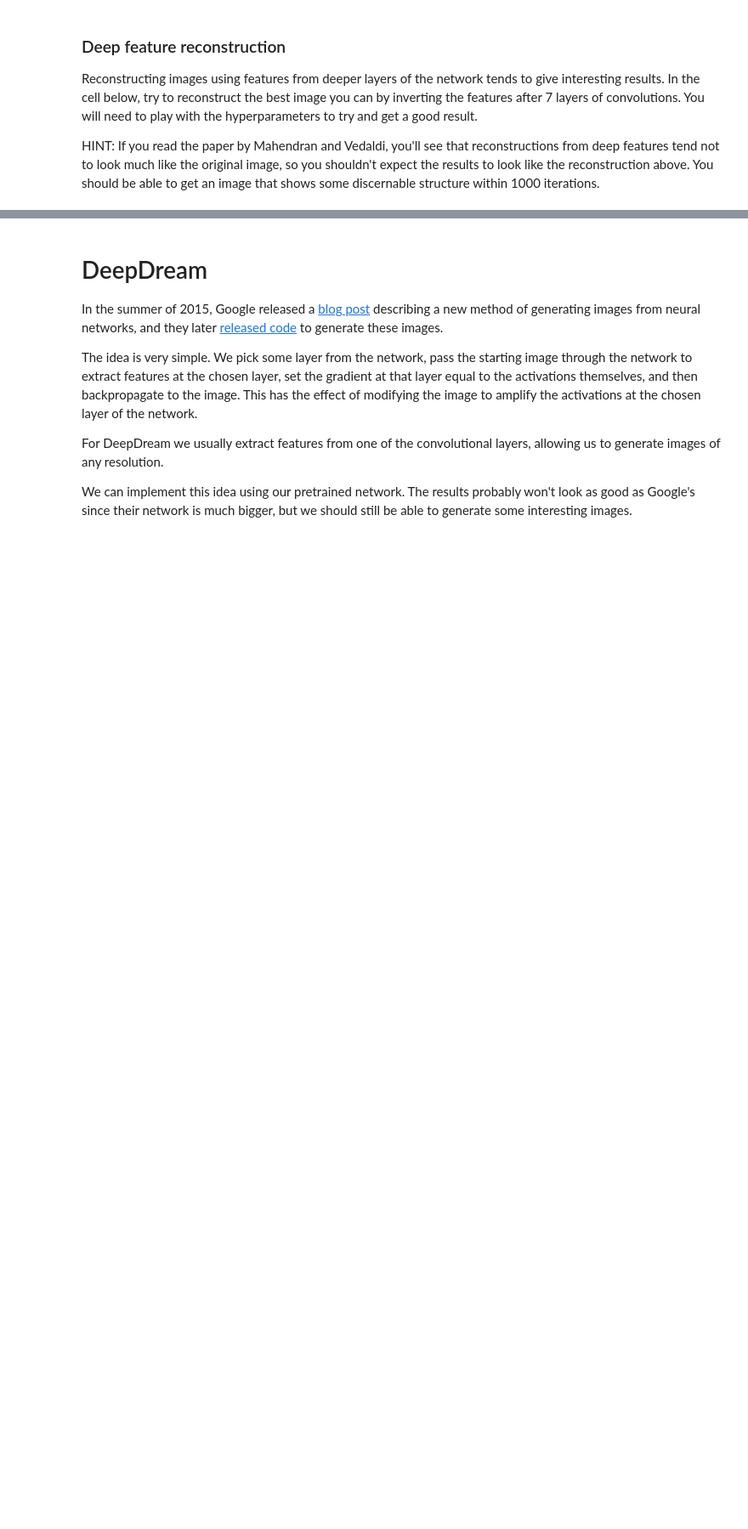
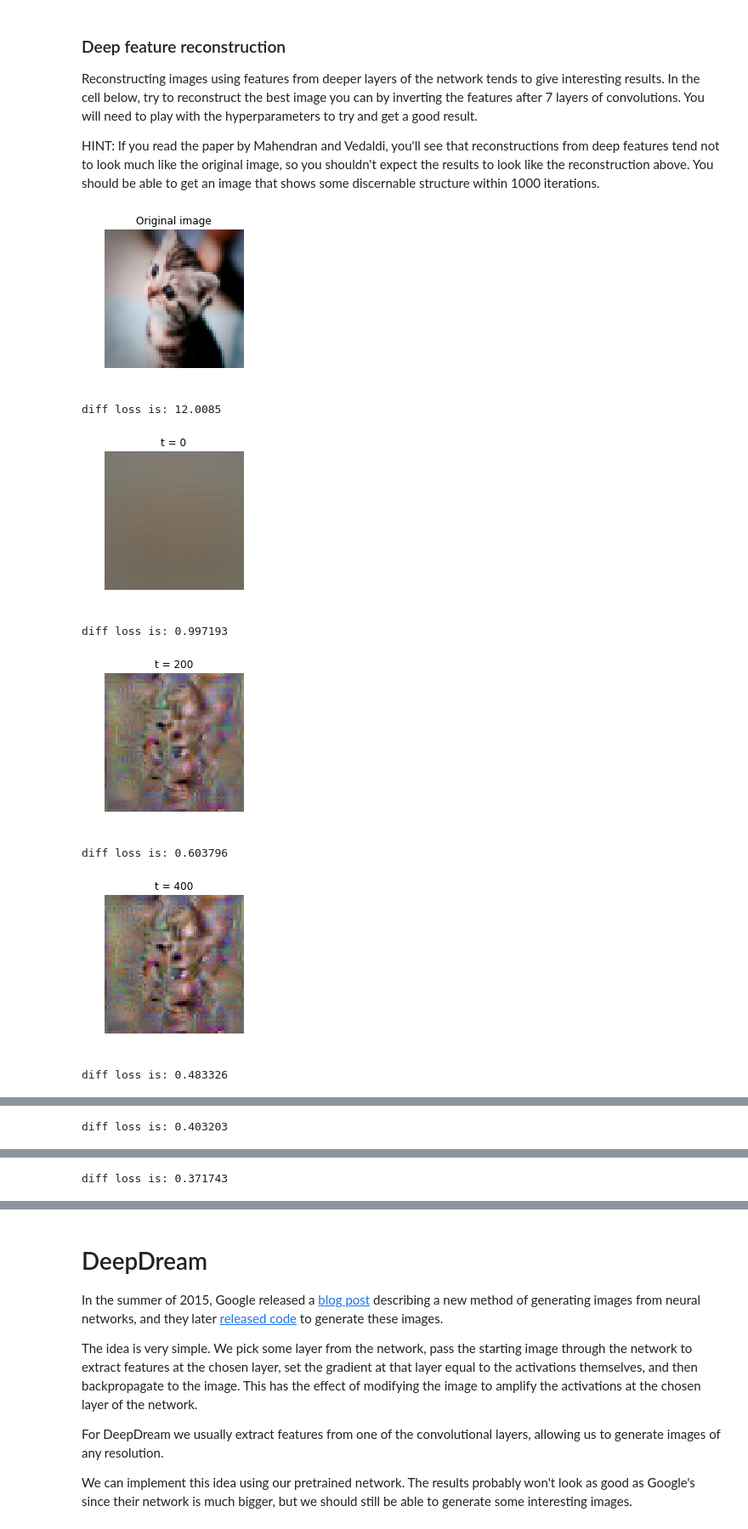
Before and after one commit to hanezu/cs231n-assignment, a Jupyter notebook: assignment3/ImageGeneration.ipynb, the cells around one changed output, grey strips where cells are left out. Shown at 85% size. Drawn from its saved outputs; the diff is of its cells as text; code cells hidden in the pictures; blank space fills up the shorter version.

```diff
--- a/assignment3/ImageGeneration.ipynb
+++ b/assignment3/ImageGeneration.ipynb
@@ -286,10 +210,16 @@ def invert_features(target_feats, layer, model, **kwargs):
 
     phi_ell_X_prime, cache = model.forward(X, end=layer, mode="test")
 
-    dout = target_feats - phi_ell_X_prime
-    d_phi_ell_X_prime, _ = model.backward(dout, cache)
+    diff = phi_ell_X_prime - target_feats
 
-    dX = -dout.dot(d_phi_ell_X_prime)
+    loss = (diff ** 2).sum()
+    if (show_every > 0) and (t % show_every == 0 or t + 1 == num_iterations):
+      print 'diff loss is:',loss
+
+    dout = 2 * diff
+    dX, _ = model.backward(dout, cache)
+
+#     dX = -diff.dot(d_phi_ell_X_prime)
     dX += l2_reg * X
 
     X -= learning_rate * dX
@@ -352,28 +291,37 @@ HINT: If you read the paper by Mahendran and Vedaldi, you'll see that reconstruc
 # %%
 filename = 'kitten.jpg'
 layer = 6 # layers start from 0 so these are features after 7 convolutions
 img = imresize(imread(filename), (64, 64))
 
 plt.imshow(img)
 plt.gcf().set_size_inches(3, 3)
 plt.title('Original image')
 plt.axis('off')
 plt.show()
 
 # Preprocess the image before passing it to the network:
 # subtract the mean, add a dimension, etc
 img_pre = preprocess_image(img, data['mean_image'])
 
 # Extract features from the image
 feats, _ = model.forward(img_pre, end=layer)
 
 # Invert the features
 # You will need to play with these parameters.
 kwargs = {
   'num_iterations': 1000,
-  'learning_rate': 0,
-  'l2_reg': 0,
-  'show_every': 100,
-  'blur_every': 0,
+  'learning_rate': 15000,
+  'l2_reg': 1e-8,
+  'show_every': 200,
+  'blur_every': 200,
 }
 X = invert_features(feats, layer, model, **kwargs)
+# %% [output]
+[figure, added]
+diff loss is: 12.0085
+[figure, added]
+diff loss is: 0.997193
+[figure, added]
+diff loss is: 0.603796
+[figure, added]
+diff loss is: 0.483326
@@ -379,0 +329 @@ X = invert_features(feats, layer, model, **kwargs)
+diff loss is: 0.403203
@@ -379,0 +331 @@ X = invert_features(feats, layer, model, **kwargs)
+diff loss is: 0.371743
```
Also changed, not shown: parts of 8 cells of this notebook.
